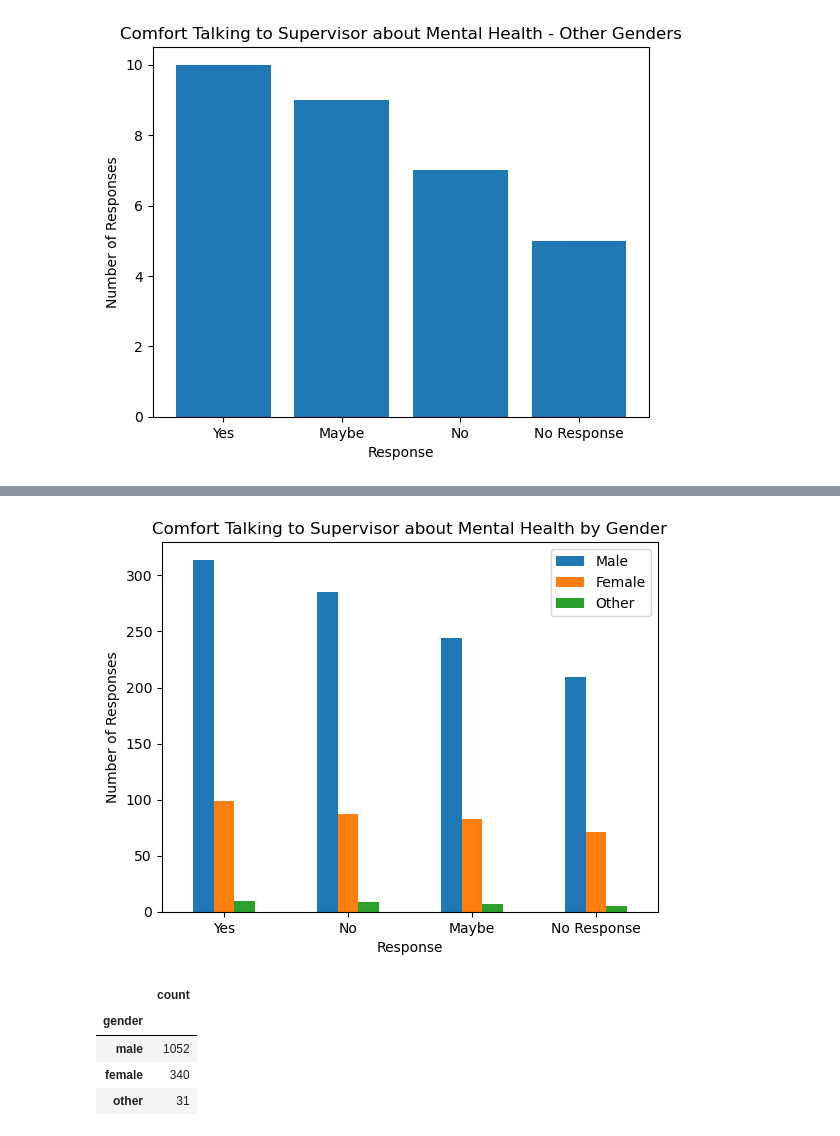
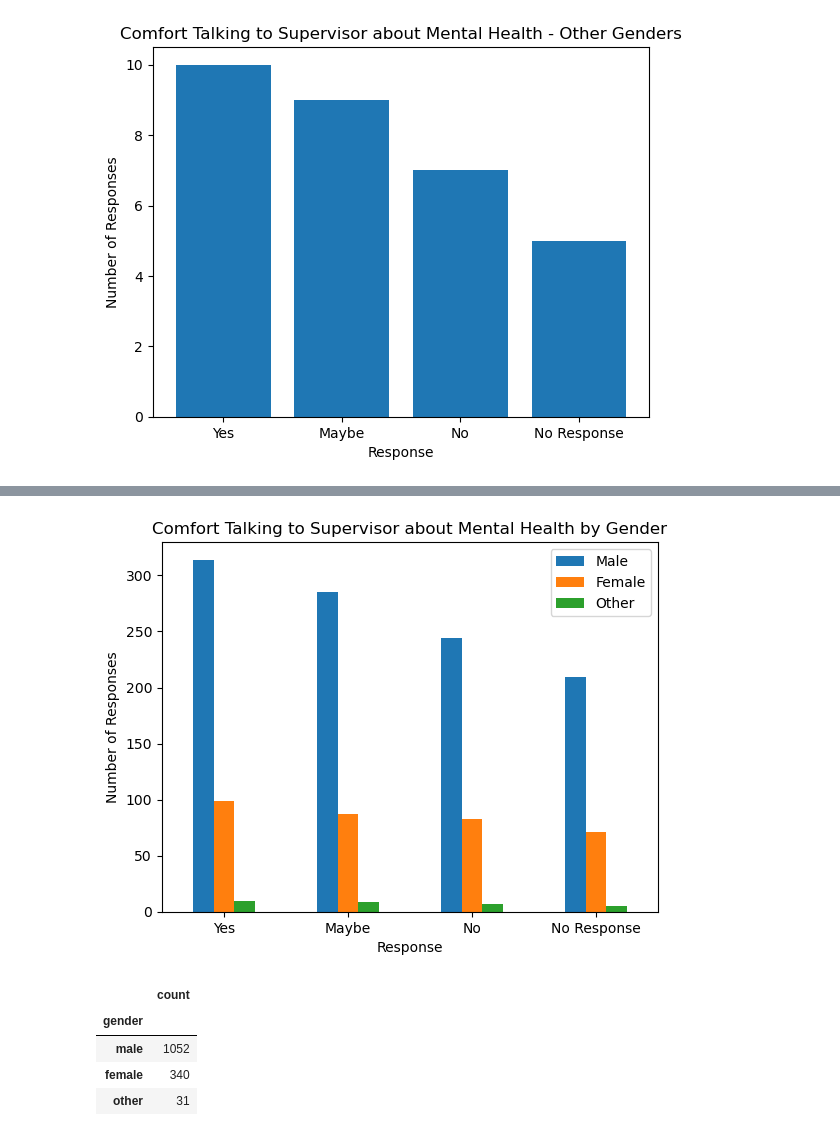
Before and after one commit to SecondHandSushi/Project-1-Mental-Tech, a Jupyter notebook: 2016_data_explore_gender.ipynb, the cells around one changed output, grey strips where cells are left out. Cells and saved outputs as stored; diff of their text form; code cells hidden in the pictures.

```diff
--- a/2016_data_explore_gender.ipynb
+++ b/2016_data_explore_gender.ipynb
@@ -109,21 +139,21 @@ other_counts
 # %%
 # create lists to hold the variables
-responses = ['Yes','No','Maybe','No Response']
+responses = ['Yes','Maybe', 'No', 'No Response']
 male_responses = [314,285,244,209]
 female_responses = [99,87,83,71]
 other_responses = [10,9,7,5]
 
 # create a dataframe with the variables
 # link to website I found code from: https://pandas.pydata.org/pandas-docs/version/0.23.3/generated/pandas.DataFrame.plot.bar.html
 response_df = pd.DataFrame({'Male': male_responses, 'Female': female_responses, 'Other': other_responses}, index=responses)
 ax = response_df.plot.bar(rot=0)
 plt.title("Comfort Talking to Supervisor about Mental Health by Gender")
 plt.xlabel("Response")
 plt.ylabel("Number of Responses")
 plt.savefig("Figures/Comfort_by_Gender_All.png")
 plt.show()
 # %% [output]
-[figure, old version]
+[figure, new version]
 # %%
 # create a dataframe to show the number of respondants by gender
 respondant_gender_count = pd.DataFrame(df_2016["gender"].value_counts())
```
Also changed, not shown: parts of 8 cells of this notebook, 2 other files.
